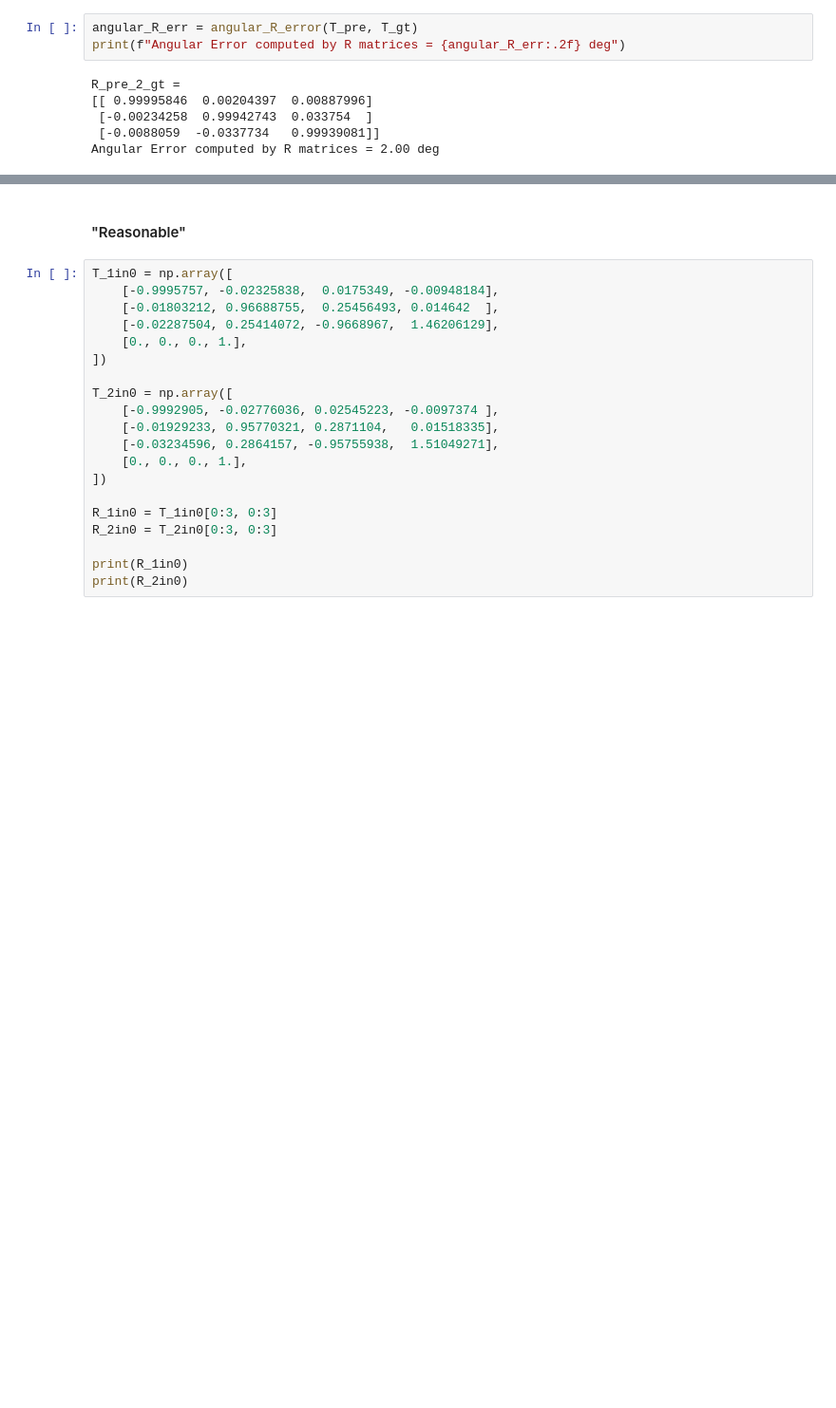
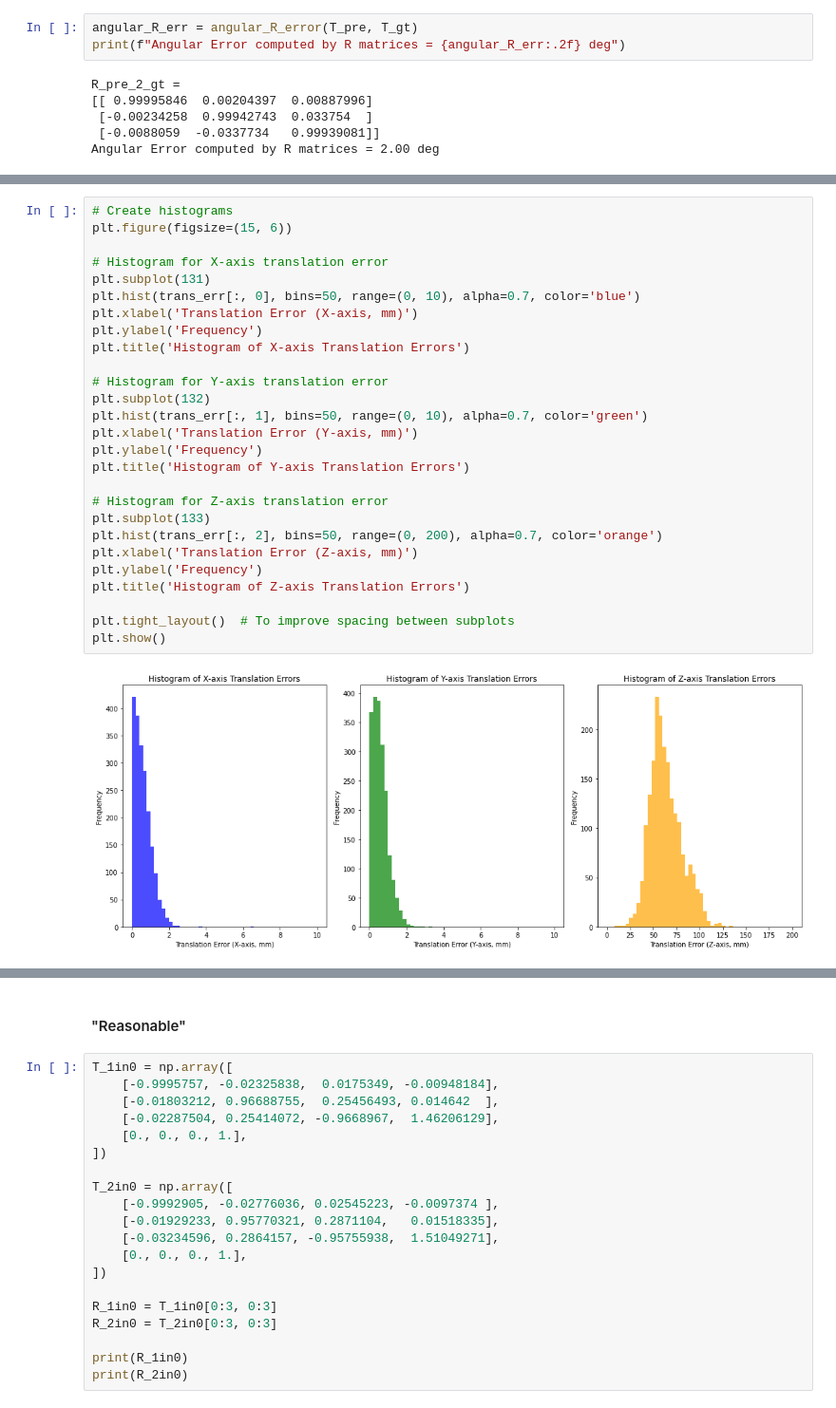
Before and after one commit to yangfei4/clean-pvnet, a Jupyter notebook: evaluation.ipynb, the cells around one changed output, grey strips where cells are left out. Shown at 95% size. Cells and saved outputs as stored; diff of their text form; blank space fills up the shorter version.

```diff
--- a/evaluation.ipynb
+++ b/evaluation.ipynb
@@ -144,0 +231,29 @@ import numpy as np
+# %%
+# Create histograms
+plt.figure(figsize=(15, 6))
+
+# Histogram for X-axis translation error
+plt.subplot(131)
+plt.hist(trans_err[:, 0], bins=50, range=(0, 10), alpha=0.7, color='blue')
+plt.xlabel('Translation Error (X-axis, mm)')
+plt.ylabel('Frequency')
+plt.title('Histogram of X-axis Translation Errors')
+
+# Histogram for Y-axis translation error
+plt.subplot(132)
+plt.hist(trans_err[:, 1], bins=50, range=(0, 10), alpha=0.7, color='green')
+plt.xlabel('Translation Error (Y-axis, mm)')
+plt.ylabel('Frequency')
+plt.title('Histogram of Y-axis Translation Errors')
+
+# Histogram for Z-axis translation error
+plt.subplot(133)
+plt.hist(trans_err[:, 2], bins=50, range=(0, 200), alpha=0.7, color='orange')
+plt.xlabel('Translation Error (Z-axis, mm)')
+plt.ylabel('Frequency')
+plt.title('Histogram of Z-axis Translation Errors')
+
+plt.tight_layout()  # To improve spacing between subplots
+plt.show()
+# %% [output]
+[figure, added]
```
Also changed, not shown: parts of 11 cells of this notebook.
